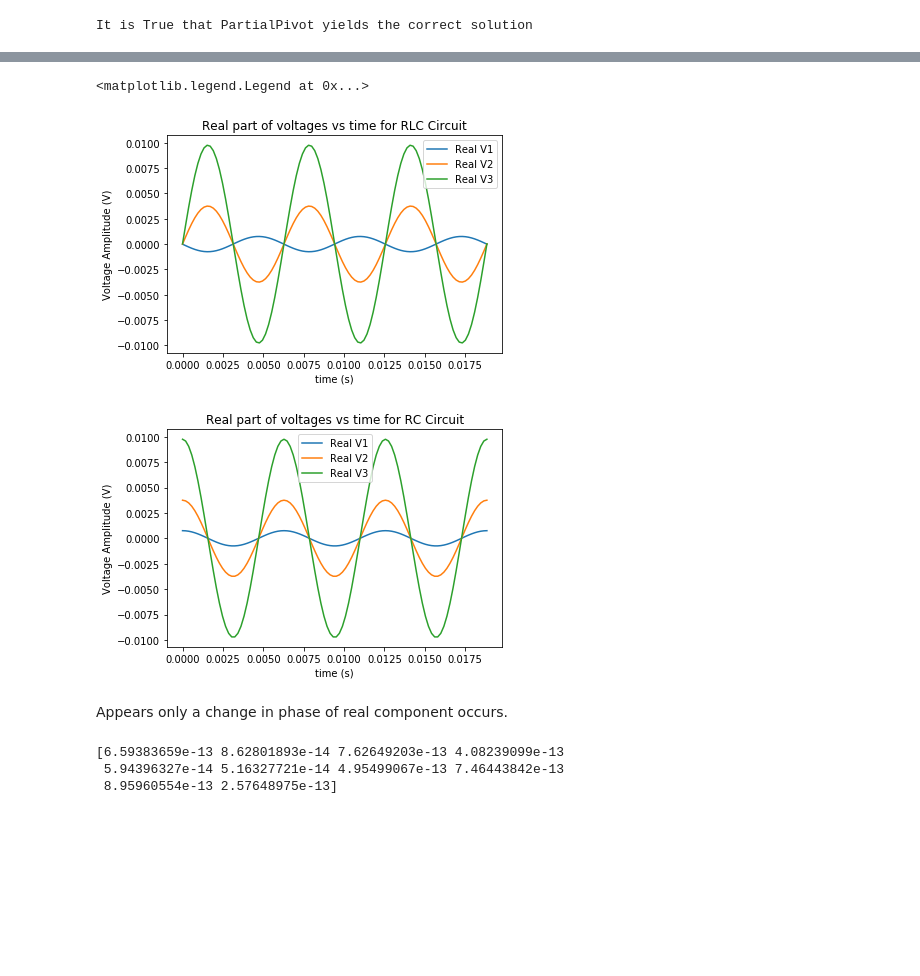
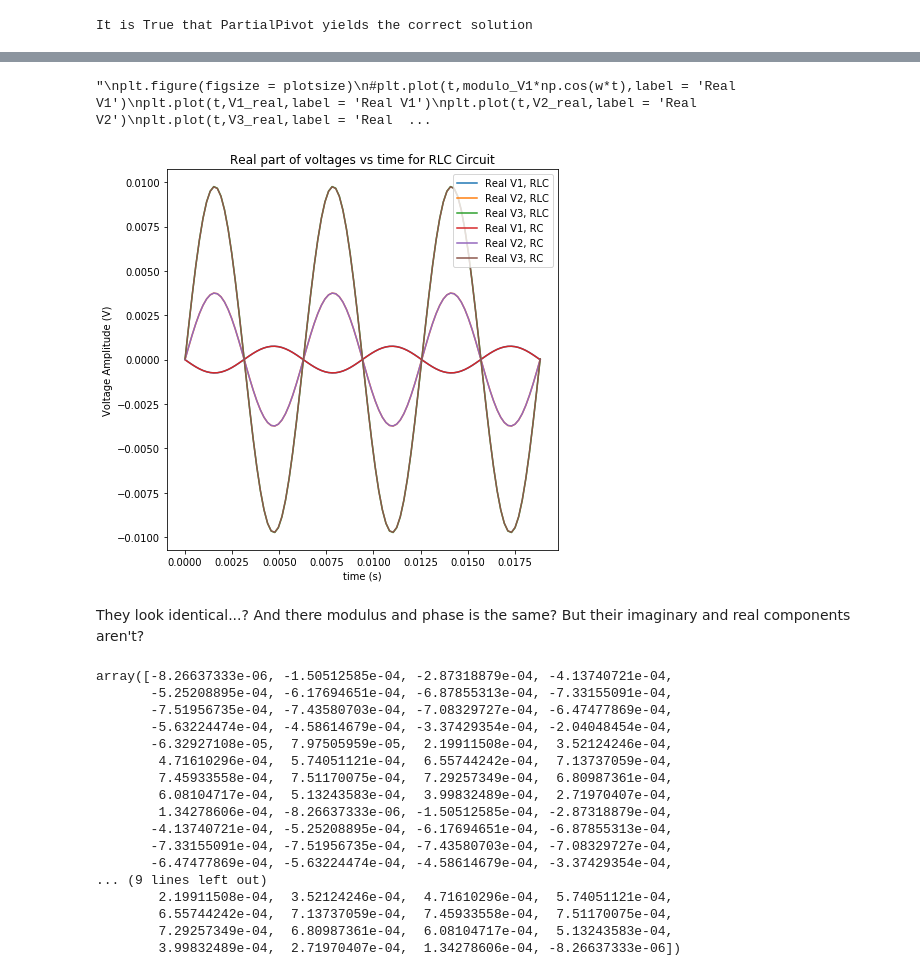
Before and after one commit to andrewkhardy/PHY-407, a Jupyter notebook: Lab04_Q1.ipynb, the cells around one changed output, grey strips where cells are left out. Saved outputs shown, nothing was run; the diff lists cells and outputs as text; code cells hidden in the pictures; blank space fills up the shorter version.

```diff
--- a/Lab04_Q1.ipynb
+++ b/Lab04_Q1.ipynb
@@ -102,7 +234,13 @@ C2 = 0.5 #micro F
 xplus = 3 #V
 w = 1000 #rad s^-1
 #define system Mx = y
-M = np.array([[((1/R1) + (1/R4)+1j*w*C1),1j*w*C1,0],[-1j*w*C1,((1/R2) + (1/R5) + 1j*w*C1 + 1j*w*C2),-1j*w*C2],[0, -1j*w*C2, ((1/R3) + (1/R6) + 1j*w*C2)]],dtype=np.complex_)
+
+M = np.array(\
+[[((1/R1) + (1/R4)+1j*w*C1),1j*w*C1,0],\
+ [-1j*w*C1,((1/R2) + (1/R5) + 1j*w*C1 + \
+1j*w*C2),-1j*w*C2],[0, -1j*w*C2, \
+((1/R3) + (1/R6) + 1j*w*C2)]],dtype=np.complex_)
+
 y = np.array([(xplus/R1), (xplus/R2), (xplus/R3)],dtype=np.complex_)
 #TO DO covert units?
 # %%
@@ -198,36 +337,56 @@ phase of V3 = -1.5680624329512014
 # %%
 #plot voltages with their time-evolving phases for several periods
 #for RLC circuit
+#get real components of voltage according to derived
+#expression in introduction
 V1p_real = V1p.real*np.cos(w*t) - V1p.imag*np.sin(w*t)
 V2p_real = V2p.real*np.cos(w*t) - V2p.imag*np.sin(w*t)
 V3p_real = V3p.real*np.cos(w*t) - V3p.imag*np.sin(w*t)
 
-plt.figure()
-plt.plot(t,V1p_real,label = 'Real V1')
-plt.plot(t,V2p_real,label = 'Real V2')
-plt.plot(t,V3p_real,label = 'Real V3')
+plt.figure(figsize = plotsize)
+plt.plot(t,V1p_real,label = 'Real V1, RLC')
+plt.plot(t,V2p_real,label = 'Real V2, RLC')
+plt.plot(t,V3p_real,label = 'Real V3, RLC')
+plt.plot(t,V1_real,label = 'Real V1, RC')
+plt.plot(t,V2_real,label = 'Real V2, RC')
+plt.plot(t,V3_real,label = 'Real V3, RC')
 plt.title('Real part of voltages vs time for RLC Circuit')
 plt.ylabel('Voltage Amplitude (V)')
 plt.xlabel('time (s)')
 plt.legend()
-
-plt.figure()
-plt.plot(t,modulo_V1*np.cos(w*t),label = 'Real V1')
-plt.plot(t,modulo_V2*np.cos(w*t),label = 'Real V2')
-plt.plot(t,modulo_V3*np.cos(w*t),label = 'Real V3')
+'''
+plt.figure(figsize = plotsize)
+#plt.plot(t,modulo_V1*np.cos(w*t),label = 'Real V1')
+plt.plot(t,V1_real,label = 'Real V1')
+plt.plot(t,V2_real,label = 'Real V2')
+plt.plot(t,V3_real,label = 'Real V3')
 plt.title('Real part of voltages vs time for RC Circuit')
 plt.ylabel('Voltage Amplitude (V)')
 plt.xlabel('time (s)')
 plt.legend()
+'''
 # %% [output]
-<matplotlib.legend.Legend at 0x...>
+"\nplt.figure(figsize = plotsize)\n#plt.plot(t,modulo_V1*np.cos(w*t),label = 'Real V1')\nplt.plot(t,V1_real,label = 'Real V1')\nplt.plot(t,V2_real,label = 'Real V2')\nplt.plot(t,V3_real,label = 'Real  ...
-[figure, old version]
+[figure, new version]
-[figure, removed]
-# %% [markdown]
-Appears only a change in phase of real component occurs.
-# %%
-print(err_Gauss[:10])
-# %% [output]
-[6.59383659e-13 8.62801893e-14 7.62649203e-13 4.08239099e-13
- 5.94396327e-14 5.16327721e-14 4.95499067e-13 7.46443842e-13
- 8.95960554e-13 2.57648975e-13]
+# %% [markdown]
+They look identical...? And there modulus and phase is the same? But their imaginary and real components aren't?
+# %%
+V1p_real
+# %% [output]
+array([-8.26637333e-06, -1.50512585e-04, -2.87318879e-04, -4.13740721e-04,
+       -5.25208895e-04, -6.17694651e-04, -6.87855313e-04, -7.33155091e-04,
+       -7.51956735e-04, -7.43580703e-04, -7.08329727e-04, -6.47477869e-04,
+       -5.63224474e-04, -4.58614679e-04, -3.37429354e-04, -2.04048454e-04,
+       -6.32927108e-05,  7.97505959e-05,  2.19911508e-04,  3.52124246e-04,
+        4.71610296e-04,  5.74051121e-04,  6.55744242e-04,  7.13737059e-04,
+        7.45933558e-04,  7.51170075e-04,  7.29257349e-04,  6.80987361e-04,
+        6.08104717e-04,  5.13243583e-04,  3.99832489e-04,  2.71970407e-04,
+        1.34278606e-04, -8.26637333e-06, -1.50512585e-04, -2.87318879e-04,
+       -4.13740721e-04, -5.25208895e-04, -6.17694651e-04, -6.87855313e-04,
+       -7.33155091e-04, -7.51956735e-04, -7.43580703e-04, -7.08329727e-04,
+       -6.47477869e-04, -5.63224474e-04, -4.58614679e-04, -3.37429354e-04,
+... (9 lines left out)
+        2.19911508e-04,  3.52124246e-04,  4.71610296e-04,  5.74051121e-04,
+        6.55744242e-04,  7.13737059e-04,  7.45933558e-04,  7.51170075e-04,
+        7.29257349e-04,  6.80987361e-04,  6.08104717e-04,  5.13243583e-04,
+        3.99832489e-04,  2.71970407e-04,  1.34278606e-04, -8.26637333e-06])
```
Also changed, not shown: parts of 13 cells of this notebook.
